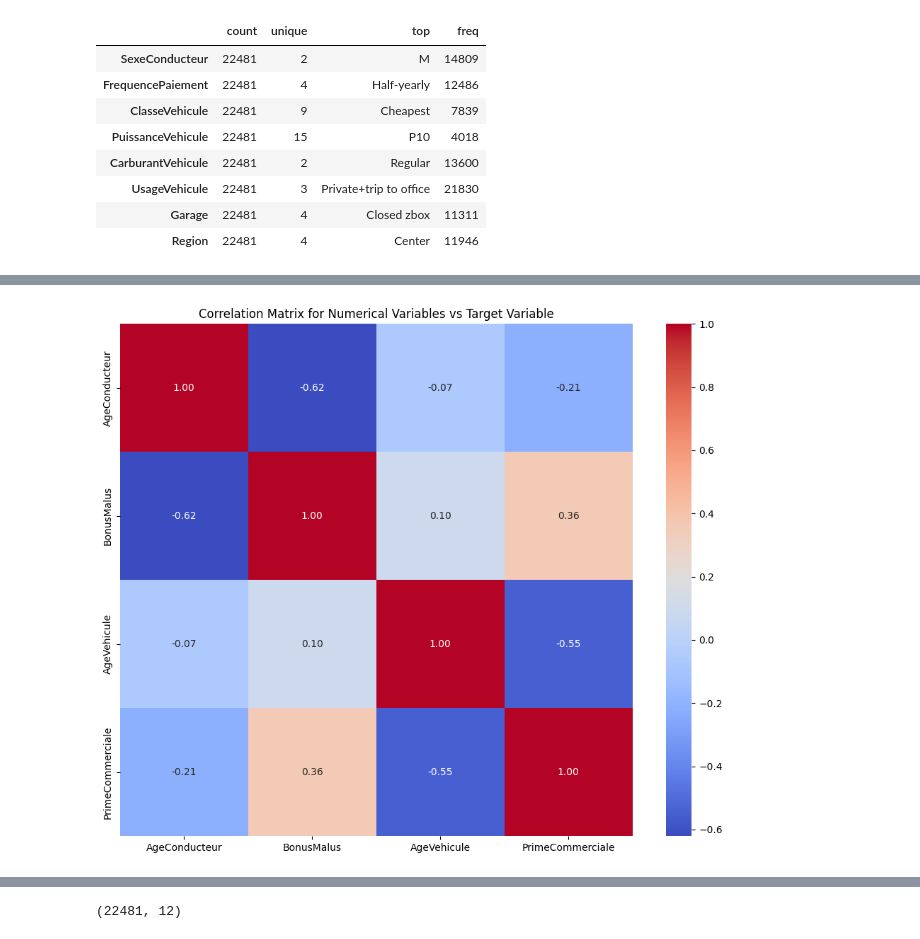
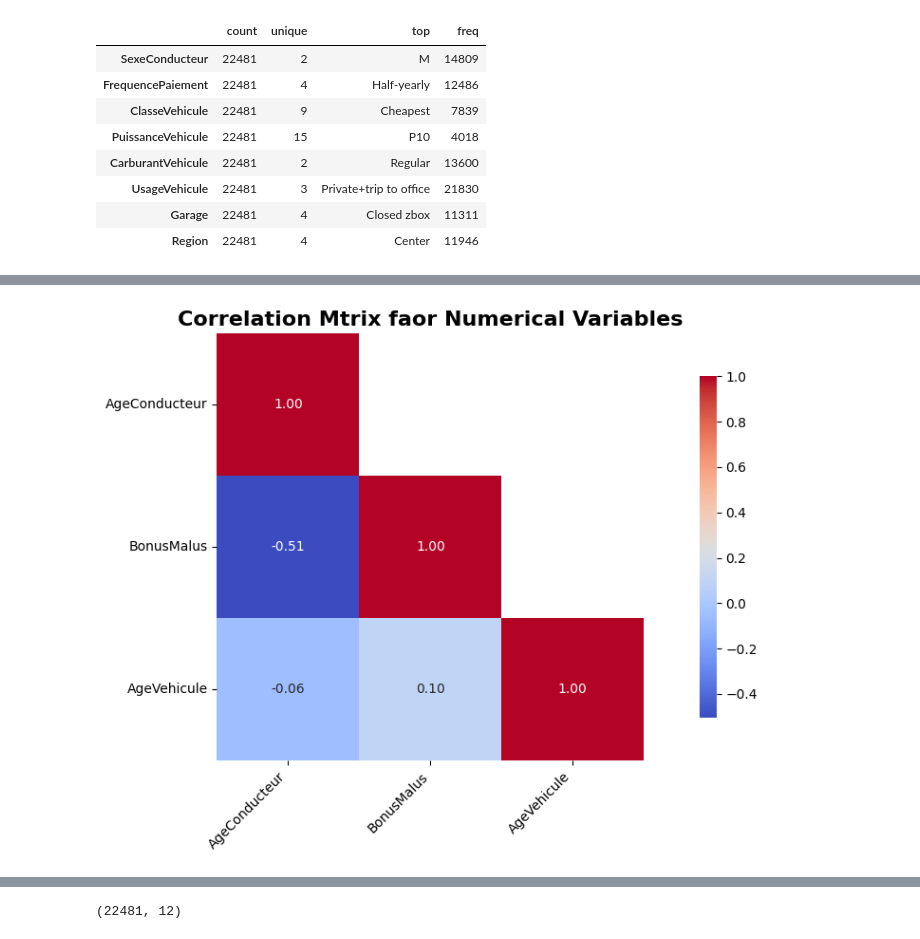
Before and after one commit to Bilelly/Pricing_Model_Validation_and_Monitoring, a Jupyter notebook: notebook/Prediction/01_data_exploration_EDA.ipynb, the cells around one changed output, grey strips where cells are left out. Cells and saved outputs as stored; diff of their text form; code cells hidden in the pictures.

```diff
--- a/notebook/Prediction/01_data_exploration_EDA.ipynb
+++ b/notebook/Prediction/01_data_exploration_EDA.ipynb
@@ -137,12 +278,15 @@ plt.show()
-# %%
-# Matrix correlation with target variable
-plt.figure(figsize=(10, 8))
-corr_target = var_num.copy()
-corr_target['PrimeCommerciale'] = df['PrimeCommerciale']
-corr = corr_target.corr('spearman')
-sns.heatmap(corr, annot=True, fmt=".2f", cmap='coolwarm', square=True)
-plt.title('Correlation Matrix for Numerical Variables vs Target Variable')
-plt.tight_layout()
-plt.show()
-# %% [output]
-[figure, removed]
+# %%
+# Correlation matrix for numerical variables using Spearman method
+
+plt.figure(figsize=(12, 6))
+corr = var_num.corr('pearson')
+mask = np.triu(np.ones_like(corr, dtype=bool), k=1)  # Masquer le triangle supérieur
+sns.heatmap(corr, annot=True, fmt=".2f", cmap='coolwarm', square=True, mask=mask,
+            annot_kws={"size": 10}, cbar_kws={"shrink": 0.8})
+plt.title('Correlation Mtrix faor Numerical Variables', fontsize=16, fontweight='bold')
+plt.xticks(rotation=45, ha='right')
+plt.yticks(rotation=0)
+plt.tight_layout()
+plt.show()
+# %% [output]
+[figure, added]
```
Also changed, not shown: parts of 50 cells of this notebook, 8 other files.
